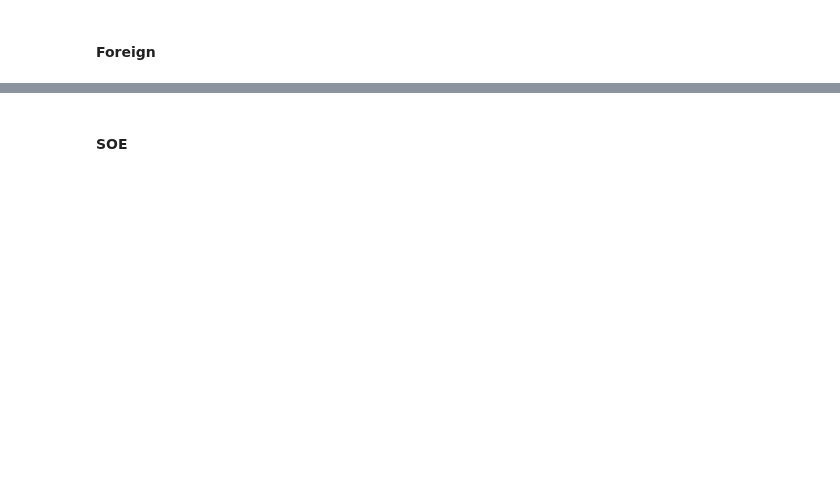
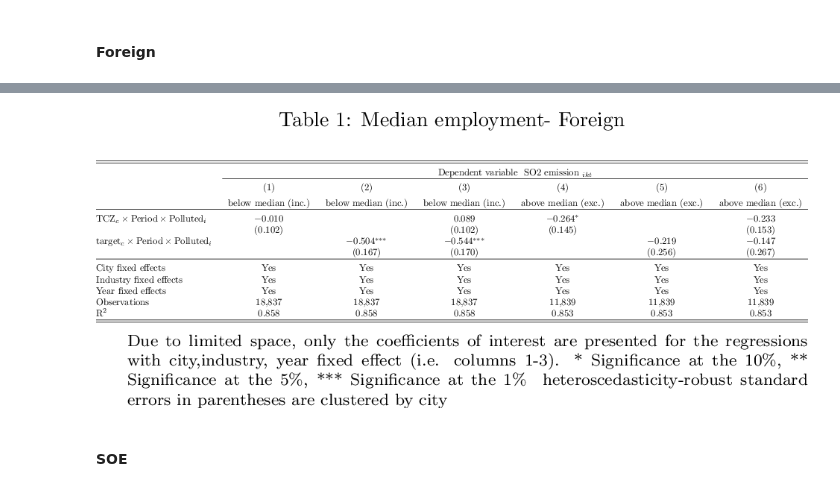
Before and after one commit to thomaspernet/SBC_pollution_China, a Jupyter notebook: Data_analysis/02_analysis_model_A/08_SBC_pollution_China_Revision_New_tables_i.ipynb, the cells around one changed output, grey strips where cells are left out. Cells and saved outputs as stored; diff of their text form; code cells hidden in the pictures; blank space fills up the shorter version.

```diff
--- a/Data_analysis/02_analysis_model_A/08_SBC_pollution_China_Revision_New_tables_i.ipynb
+++ b/Data_analysis/02_analysis_model_A/08_SBC_pollution_China_Revision_New_tables_i.ipynb
@@ -814,2 +989,13 @@ lb.beautify(table_number = 8,
+# %%
+lb.beautify(table_number = 3,
+            remove_control= True,
+            constraint = False,
+            city_industry = False,
+            new_row = decile,
+            table_nte =tb,
+            jupyter_preview = True,
+            resolution = 200)
+# %% [output]
+[figure, added]
 # %% [markdown]
 #### SOE
```
Also changed, not shown: parts of 60 cells of this notebook, 1 other file.
